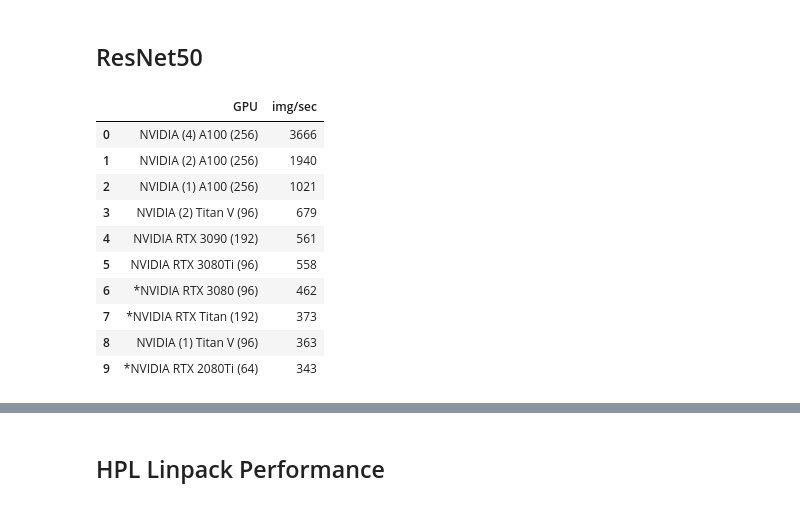
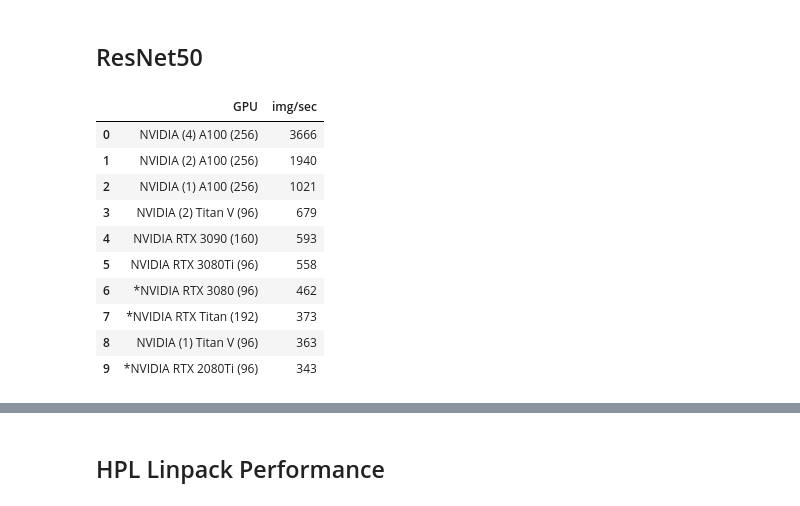
Before and after one commit to dbkinghorn/Notes, a Jupyter notebook: notes/3080Ti-Compute/3080Ti-90-A100.ipynb, the cells around one changed output, grey strips where cells are left out. Drawn from its saved outputs; the diff is of its cells as text; code cells hidden in the pictures.

```diff
--- a/notes/3080Ti-Compute/3080Ti-90-A100.ipynb
+++ b/notes/3080Ti-Compute/3080Ti-90-A100.ipynb
@@ -22,30 +22,30 @@ sns.set() # not using seaborn but this makes the plots look better
 # %%
 dfrn32 = pd.DataFrame({'GPU':[
     'NVIDIA (4) A100 (256)',
     'NVIDIA (2) A100 (256)',
     'NVIDIA (1) A100 (256)',
     'NVIDIA (2) Titan V (96)',
-    'NVIDIA RTX 3090 (192)',
+    'NVIDIA RTX 3090 (160)',
     'NVIDIA RTX 3080Ti (96)',
     '*NVIDIA RTX 3080 (96)',
     '*NVIDIA RTX Titan (192)',
     'NVIDIA (1) Titan V (96)',
     '*NVIDIA RTX 2080Ti (96)',
      ],
-    'img/sec':[3666,1940,1021,679,561,558,462,373,363,343]})
+    'img/sec':[3666,1940,1021,679,593,558,462,373,363,343]})
 dfrn32
 # %% [output]
 |  | GPU | img/sec |
 | 0 | NVIDIA (4) A100 (256) | 3666 |
 | 1 | NVIDIA (2) A100 (256) | 1940 |
 | 2 | NVIDIA (1) A100 (256) | 1021 |
 | 3 | NVIDIA (2) Titan V (96) | 679 |
-| 4 | NVIDIA RTX 3090 (192) | 561 |
+| 4 | NVIDIA RTX 3090 (160) | 593 |
 | 5 | NVIDIA RTX 3080Ti (96) | 558 |
 | 6 | *NVIDIA RTX 3080 (96) | 462 |
 | 7 | *NVIDIA RTX Titan (192) | 373 |
 | 8 | NVIDIA (1) Titan V (96) | 363 |
-| 9 | *NVIDIA RTX 2080Ti (64) | 343 |
+| 9 | *NVIDIA RTX 2080Ti (96) | 343 |
 # %%
 gs = gridspec.GridSpec(2, 1, height_ratios=[20,1] )
 
```
Also changed, not shown: parts of 3 cells of this notebook, 3 other files.
